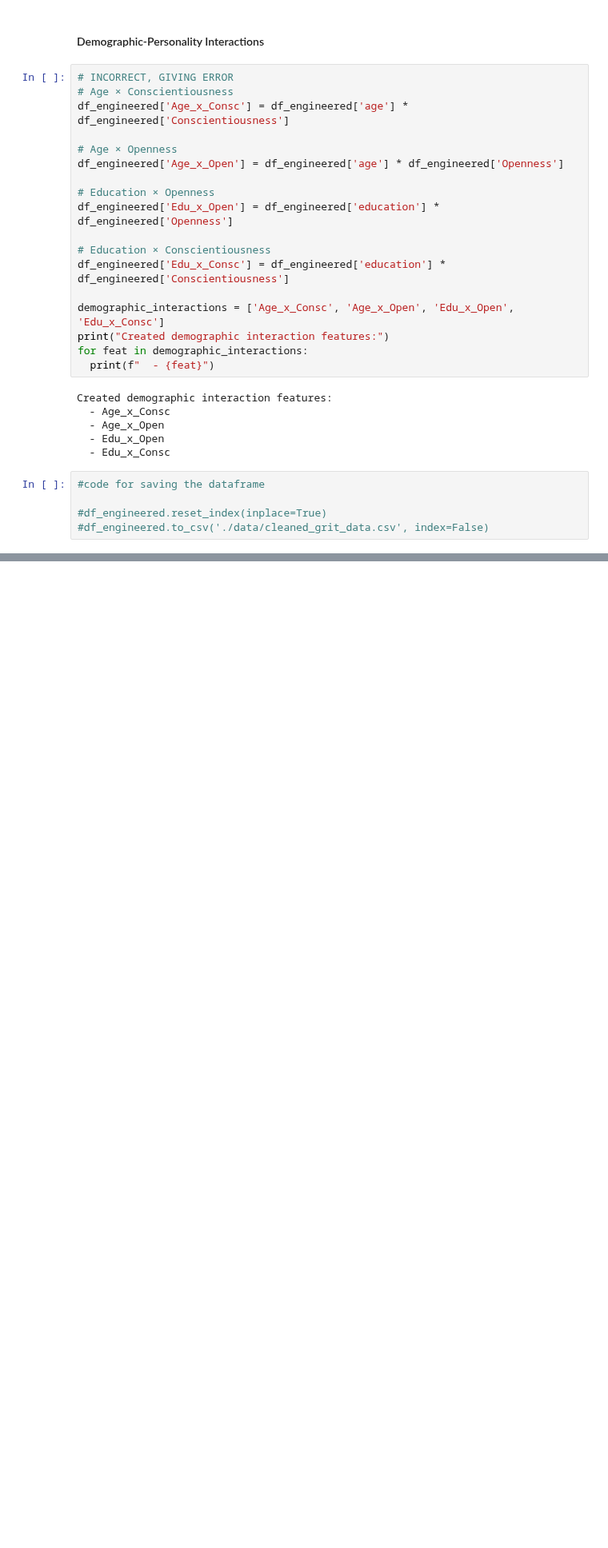
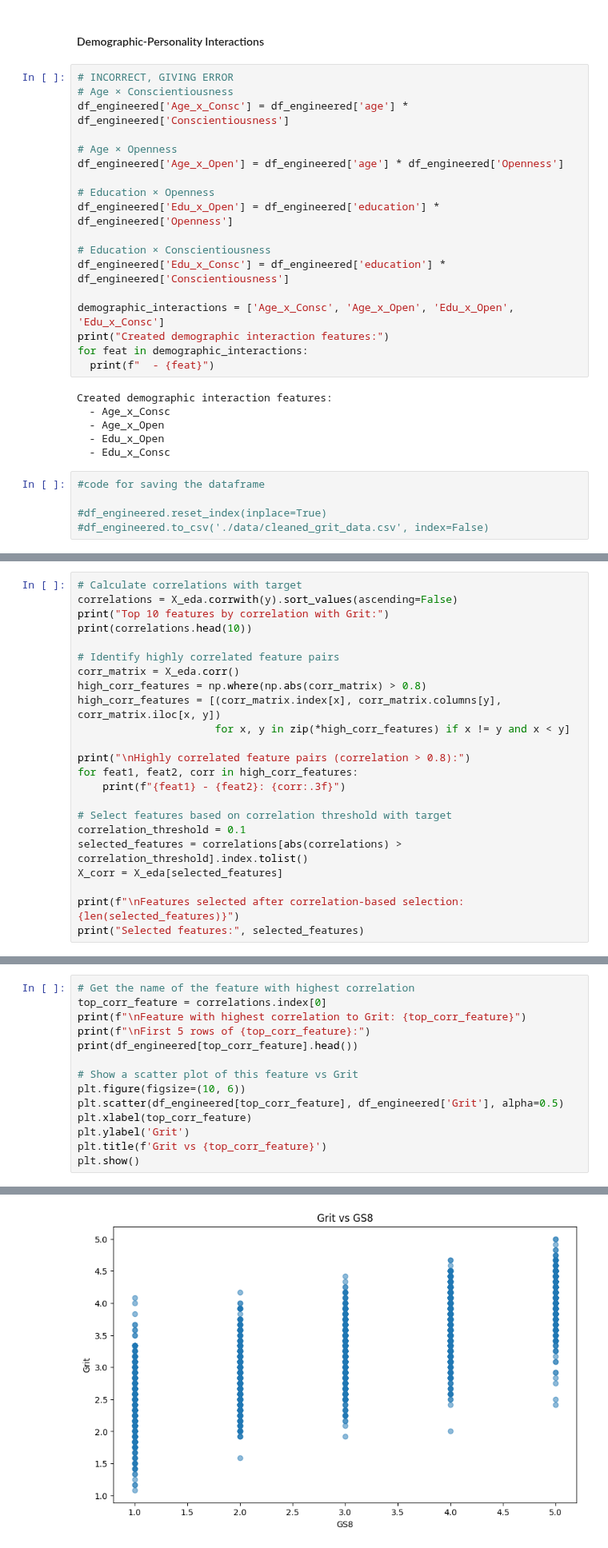
Before and after one commit to Rishik15/BTT_GM2, a Jupyter notebook: FeatureEngineering.ipynb, the cells around one changed output, grey strips where cells are left out. Shown at 80% size. Saved outputs shown, nothing was run; the diff lists cells and outputs as text; blank space fills up the shorter version.

```diff
--- a/FeatureEngineering.ipynb
+++ b/FeatureEngineering.ipynb
@@ -256,0 +361,23 @@ Created demographic interaction features:
+# %%
+# Calculate correlations with target
+correlations = X_eda.corrwith(y).sort_values(ascending=False)
+print("Top 10 features by correlation with Grit:")
+print(correlations.head(10))
+
+# Identify highly correlated feature pairs
+corr_matrix = X_eda.corr()
+high_corr_features = np.where(np.abs(corr_matrix) > 0.8)
+high_corr_features = [(corr_matrix.index[x], corr_matrix.columns[y], corr_matrix.iloc[x, y])
+                      for x, y in zip(*high_corr_features) if x != y and x < y]
+
+print("\nHighly correlated feature pairs (correlation > 0.8):")
+for feat1, feat2, corr in high_corr_features:
+    print(f"{feat1} - {feat2}: {corr:.3f}")
+
+# Select features based on correlation threshold with target
+correlation_threshold = 0.1
+selected_features = correlations[abs(correlations) > correlation_threshold].index.tolist()
+X_corr = X_eda[selected_features]
+
+print(f"\nFeatures selected after correlation-based selection: {len(selected_features)}")
+print("Selected features:", selected_features)
@@ -256,0 +598,15 @@ Created demographic interaction features:
+# %%
+# Get the name of the feature with highest correlation
+top_corr_feature = correlations.index[0]
+print(f"\nFeature with highest correlation to Grit: {top_corr_feature}")
+print(f"\nFirst 5 rows of {top_corr_feature}:")
+print(df_engineered[top_corr_feature].head())
+
+# Show a scatter plot of this feature vs Grit
+plt.figure(figsize=(10, 6))
+plt.scatter(df_engineered[top_corr_feature], df_engineered['Grit'], alpha=0.5)
+plt.xlabel(top_corr_feature)
+plt.ylabel('Grit')
+plt.title(f'Grit vs {top_corr_feature}')
+plt.show()
+# %% [output]
@@ -256,0 +622 @@ Created demographic interaction features:
+[figure, added]
```
Also changed, not shown: parts of 20 cells of this notebook.
